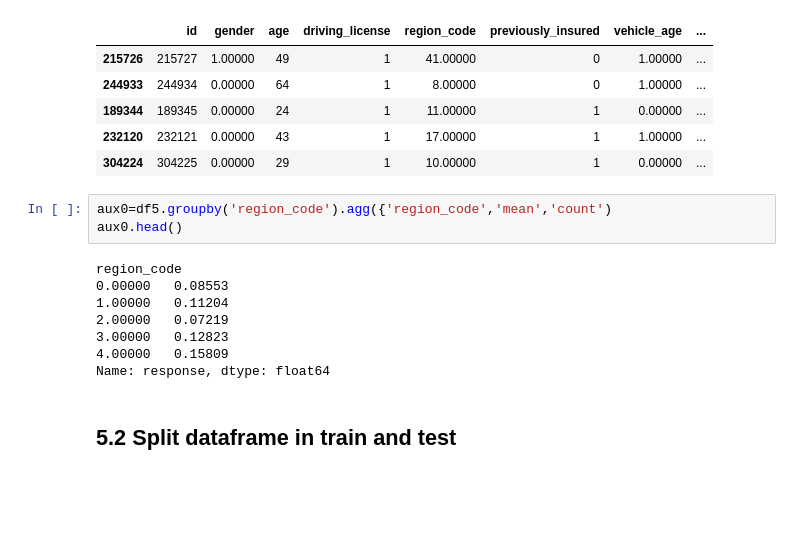
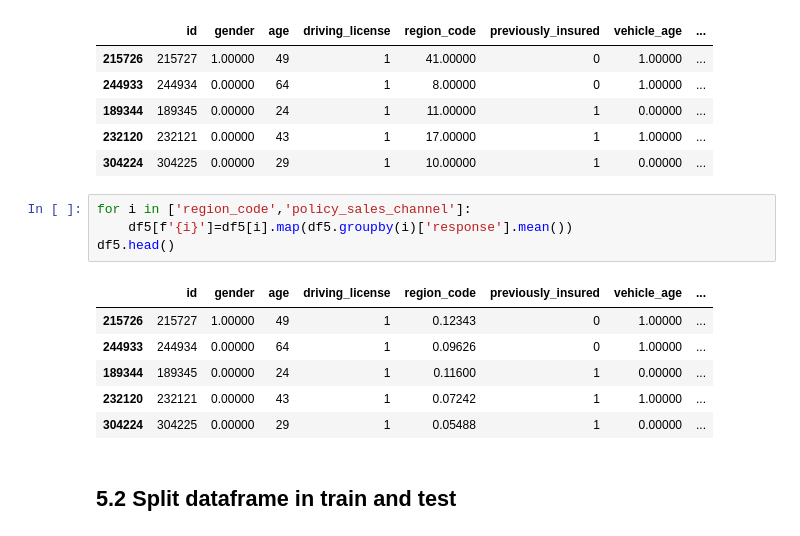
Before and after one commit to ViniciusKos/insurance_cross, a Jupyter notebook: insurance_cross_sell.ipynb, the cells around one changed output. Drawn from its saved outputs; the diff is of its cells as text; blank space fills up the shorter version.

```diff
--- a/insurance_cross_sell.ipynb
+++ b/insurance_cross_sell.ipynb
@@ -654,17 +654,17 @@ df5.head()
 | 189344 | 189345 | 0.00000 | 24 | 1 | 11.00000 | 1 | 0.00000 | ... |
 | 232120 | 232121 | 0.00000 | 43 | 1 | 17.00000 | 1 | 1.00000 | ... |
 | 304224 | 304225 | 0.00000 | 29 | 1 | 10.00000 | 1 | 0.00000 | ... |
-# %%
-aux0=df5.groupby('region_code').agg({'region_code','mean','count')
-aux0.head()
-# %% [output]
-region_code
-0.00000   0.08553
-1.00000   0.11204
-2.00000   0.07219
-3.00000   0.12823
-4.00000   0.15809
-Name: response, dtype: float64
+# %%
+for i in ['region_code','policy_sales_channel']:
+    df5[f'{i}']=df5[i].map(df5.groupby(i)['response'].mean())
+df5.head()
+# %% [output]
+|  | id | gender | age | driving_license | region_code | previously_insured | vehicle_age | ... |
+| 215726 | 215727 | 1.00000 | 49 | 1 | 0.12343 | 0 | 1.00000 | ... |
+| 244933 | 244934 | 0.00000 | 64 | 1 | 0.09626 | 0 | 1.00000 | ... |
+| 189344 | 189345 | 0.00000 | 24 | 1 | 0.11600 | 1 | 0.00000 | ... |
+| 232120 | 232121 | 0.00000 | 43 | 1 | 0.07242 | 1 | 1.00000 | ... |
+| 304224 | 304225 | 0.00000 | 29 | 1 | 0.05488 | 1 | 0.00000 | ... |
 # %% [markdown]
 ## 5.2 Split dataframe in train and test
 # %% [raw]
```
Also changed, not shown: 1 other file.
